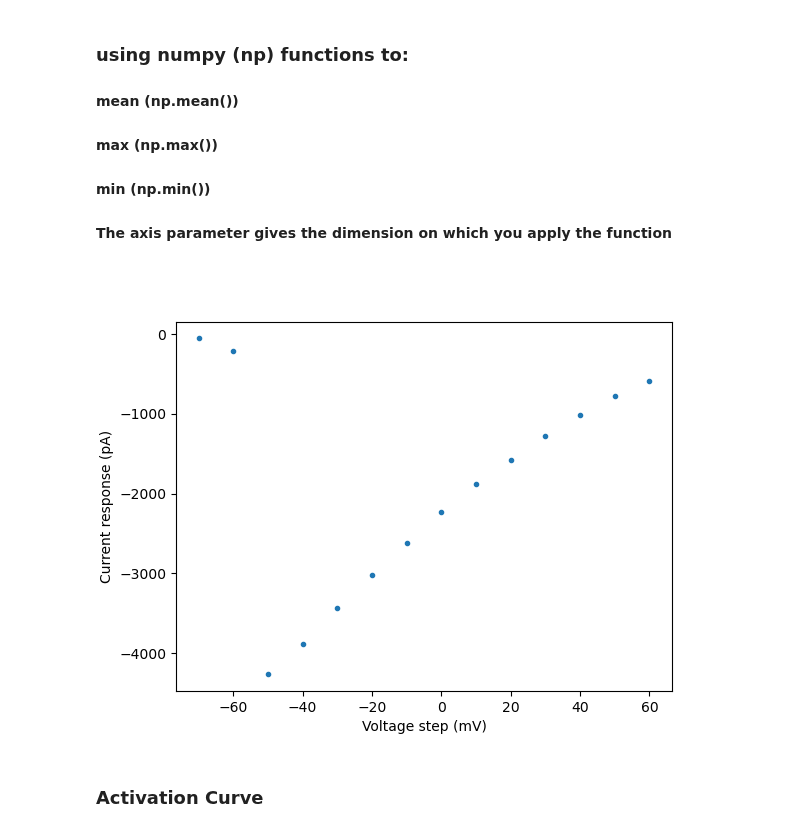
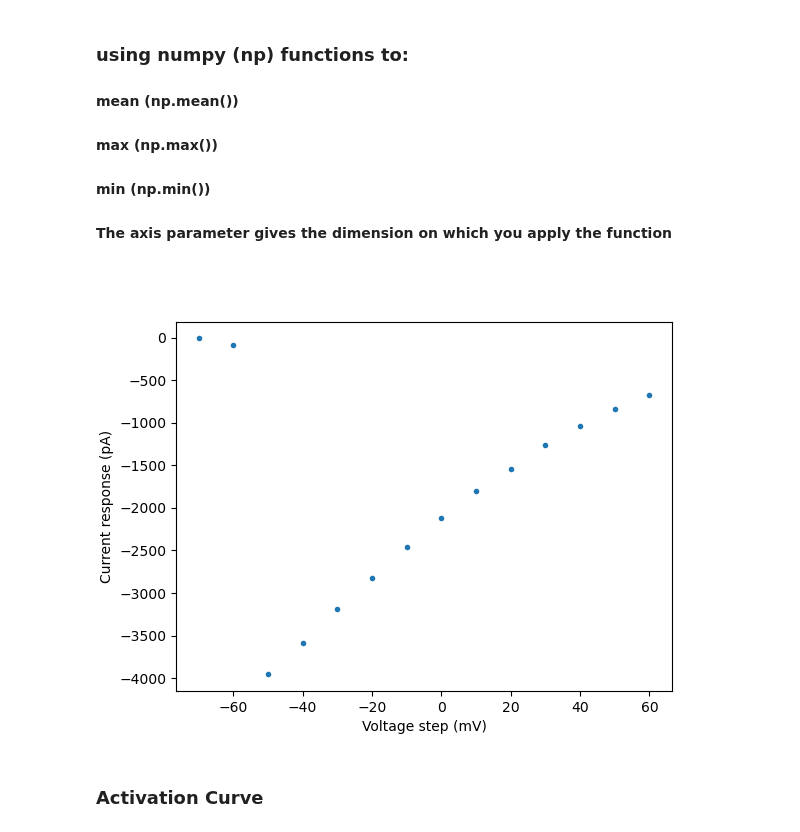
Before and after one commit to afmontarras/CSHL, a Jupyter notebook: Nav.ipynb, the cells around one changed output. Cells and saved outputs as stored; diff of their text form; code cells hidden in the pictures.

Commit message:
corrected Nav Baseline currents

```diff
--- a/Nav.ipynb
+++ b/Nav.ipynb
@@ -68,22 +68,28 @@ def swp_window(swps,start,end,sr,channel=0):
 # %%
 ## The mean on your voltage step:
 v_start = 0.1135
 v_end = 0.14
 voltage_step = np.mean(swp_window(swps,v_start,v_end,sr,channel=1),axis=1)
+## Baseline current:
+i_start = 0.025
+i_end = 0.1
+current_baseline = np.mean(swp_window(swps,v_start,v_end,sr,channel=0),axis=1)
 ## the pic response in your current:
 i_start = 0.11341
 i_end = 0.1155
 current_window = swp_window(swps,i_start,i_end,sr,channel=0)
 current_response = [swp[np.argmax(np.abs(swp))] for swp in current_window]
+# normalise over baseline current
+current_response -= current_baseline
 ## Create a figure plot with this line:
 fig,ax = plt.subplots()
 ## the ax.plot(x,y,'line, dot,...') will plot your data to the figure
 ax.plot(voltage_step,current_response,'.')
 ax.set_xlabel('Voltage step (mV)')
 ax.set_ylabel('Current response (pA)')
 plt.show()
 # %% [output]
-[figure, old version]
+[figure, new version]
 # %% [markdown]
 ### Activation Curve
 # %%
```
Also changed, not shown: parts of 10 cells of this notebook, 1 other file.
